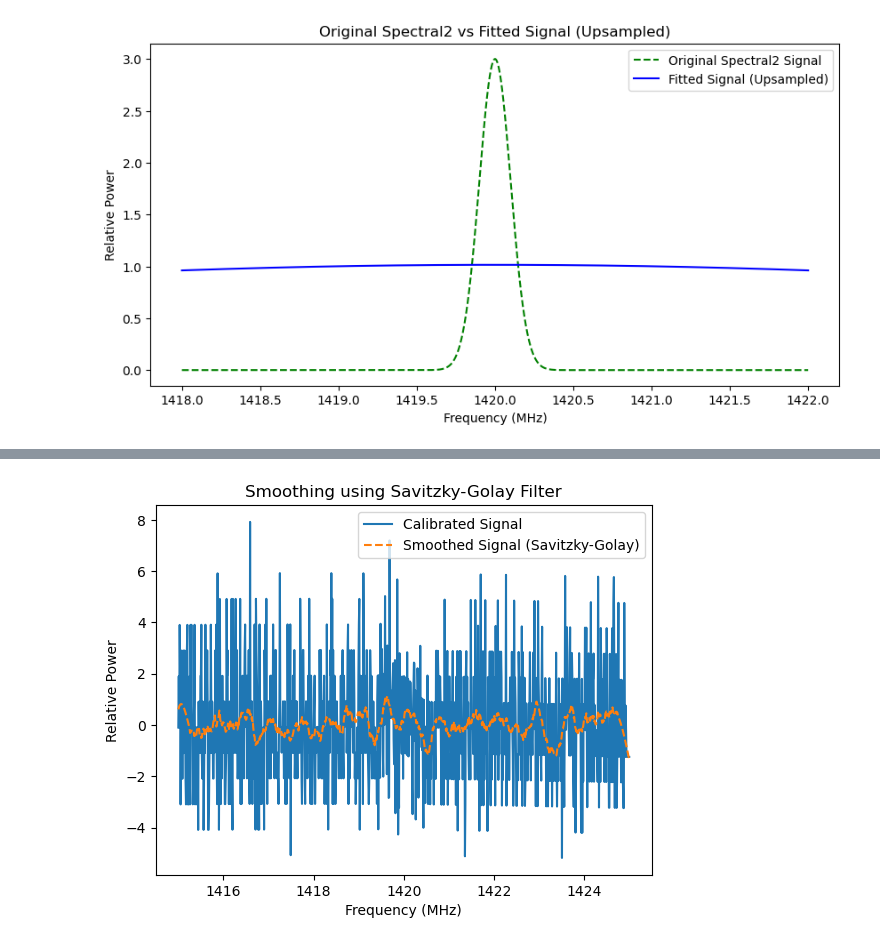
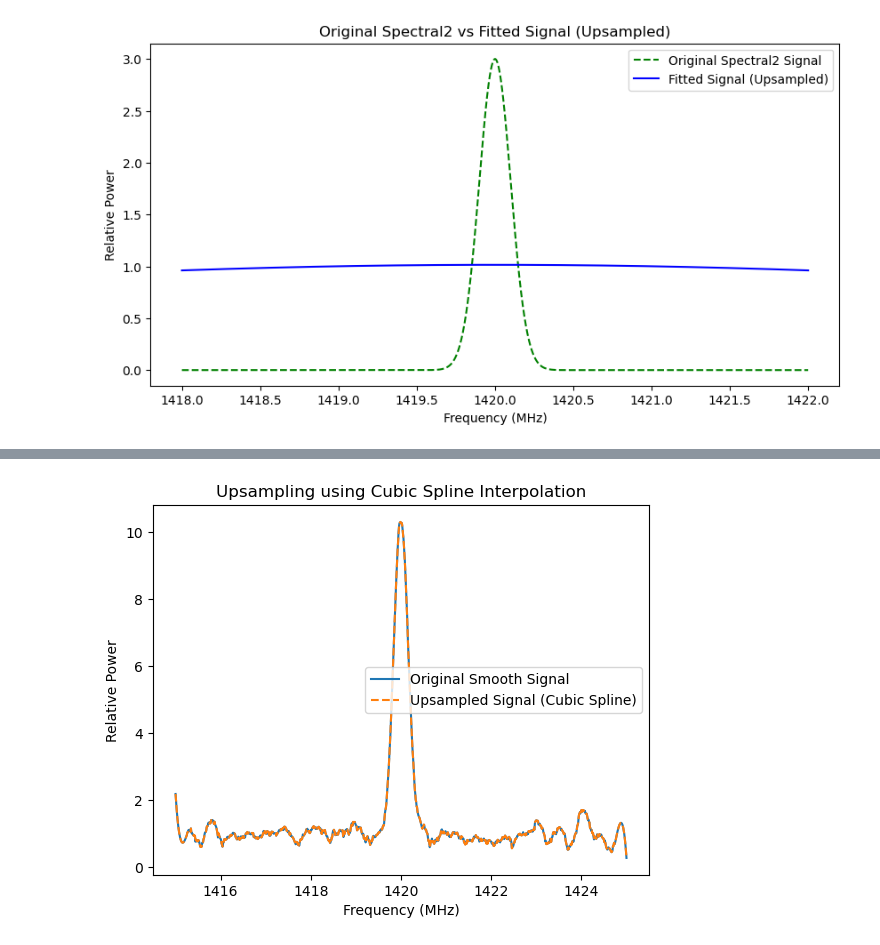
Before and after one commit to GCHulk/Recruitment_Task, a Jupyter notebook: Recruit_Task_George.ipynb, the cells around one changed output, grey strips where cells are left out. Drawn from its saved outputs; the diff is of its cells as text; code cells hidden in the pictures.

```diff
--- a/Recruit_Task_George.ipynb
+++ b/Recruit_Task_George.ipynb
@@ -302,12 +337,17 @@ plt.show()
 # %%
-# Step 1b: Simulating the "on" signal with a spectral line at 1420 MHz
-spectral_line = np.exp(-0.5 * ((frequency - 1420)/0.2)**2)  # Gaussian spectral line
-on_signal = signal_with_poisson_noise + spectral_line
+# Step 2: Background Calibration using Polynomial Fitting
 
-# Visualize the "on" signal with the spectral line
-plt.plot(frequency, on_signal, label='On Signal (with spectral line)')
-plt.plot(frequency, signal_with_poisson_noise, label='Off Signal (without spectral line)')
-plt.title('On vs Off Signal')
+# Polynomial fitting (degree 2)
+p = Polynomial.fit(frequency, off_signal, deg=2)
+
+# Subtracting the polynomial background from the noisy on-signal
+calibrated_signal = on_signal - p(frequency)
+
+# Visualize the calibrated signal
+plt.plot(frequency, on_signal, label='Noisy On Signal')
+plt.plot(frequency, p(frequency), label='Fitted Background (Off Signal)', linestyle='--')
+plt.plot(frequency, calibrated_signal, label='Calibrated Signal')
+plt.title('Polynomial Calibration (Background Subtraction)')
 plt.xlabel('Frequency (MHz)')
 plt.ylabel('Relative Power')
 plt.legend()
@@ -337,17 +373,22 @@ plt.show()
 # %%
-# Step 3: Smoothing using Savitzky-Golay Filter
+# Step 4: Upsampling using Cubic Spline Interpolation
 
-# Applying Savitzky-Golay filter (window length = 51, polyorder = 3)
-smooth_signal = savgol_filter(calibrated_signal, window_length=51, polyorder=3)
+# Cubic spline interpolation for upsampling
+cs = CubicSpline(frequency, smooth_signal)
 
-# Visualize the smoothed signal
-plt.plot(frequency, calibrated_signal, label='Calibrated Signal')
-plt.plot(frequency, smooth_signal, label='Smoothed Signal (Savitzky-Golay)', linestyle='--')
-plt.title('Smoothing using Savitzky-Golay Filter')
+# New frequency domain for upsampling
+new_num_samples = 2000
+frequency_upsampled = np.linspace(1415, 1425, new_num_samples)
+upsampled_signal = cs(frequency_upsampled)
+
+# Visualize the upsampled signal
+plt.plot(frequency, smooth_signal, label='Original Smooth Signal')
+plt.plot(frequency_upsampled, upsampled_signal, label='Upsampled Signal (Cubic Spline)', linestyle='--')
+plt.title('Upsampling using Cubic Spline Interpolation')
 plt.xlabel('Frequency (MHz)')
 plt.ylabel('Relative Power')
 plt.legend()
 plt.show()
 # %% [output]
-[figure, old version]
+[figure, new version]
 # %%
```
Also changed, not shown: parts of 6 cells of this notebook.
